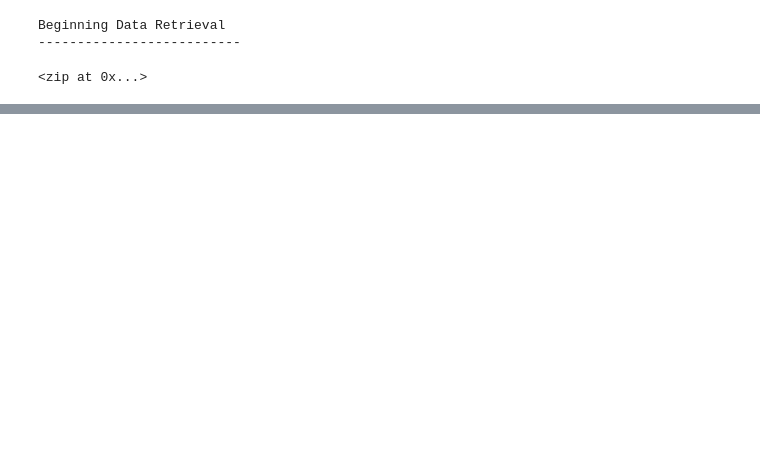
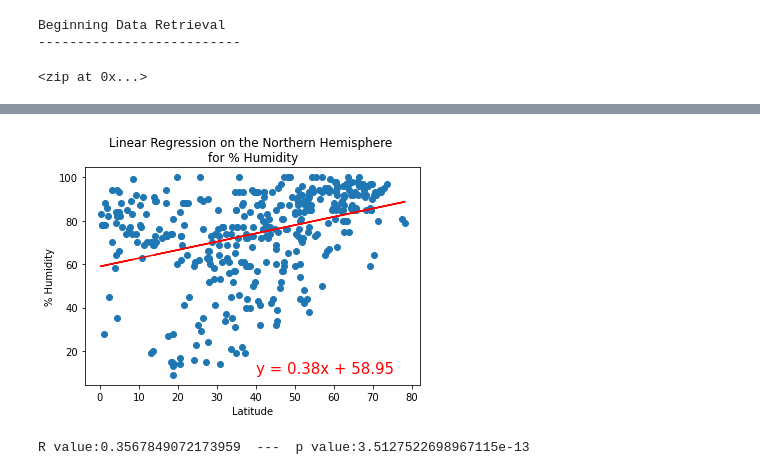
Before and after one commit to penlow99/World_Weather_Analysis, a Jupyter notebook: WeatherPy.ipynb, the cells around one changed output, grey strips where cells are left out. Cells and saved outputs as stored; diff of their text form; code cells hidden in the pictures; blank space fills up the shorter version.

```diff
--- a/WeatherPy.ipynb
+++ b/WeatherPy.ipynb
@@ -240,0 +288,9 @@ plt.show()
+# %%
+# Linear regression on the Northern Hemisphere for humidity
+x_values = northern_hemi_df["Lat"]
+y_values = northern_hemi_df["Humidity"]
+# Call the function.
+plot_linear_regression(x_values, y_values, 'Linear Regression on the Northern Hemisphere \nfor % Humidity', '% Humidity',(40,10))
+# %% [output]
+[figure, added]
+R value:0.3567849072173959  ---  p value:3.5127522698967115e-13
```
Also changed, not shown: parts of 19 cells of this notebook.
